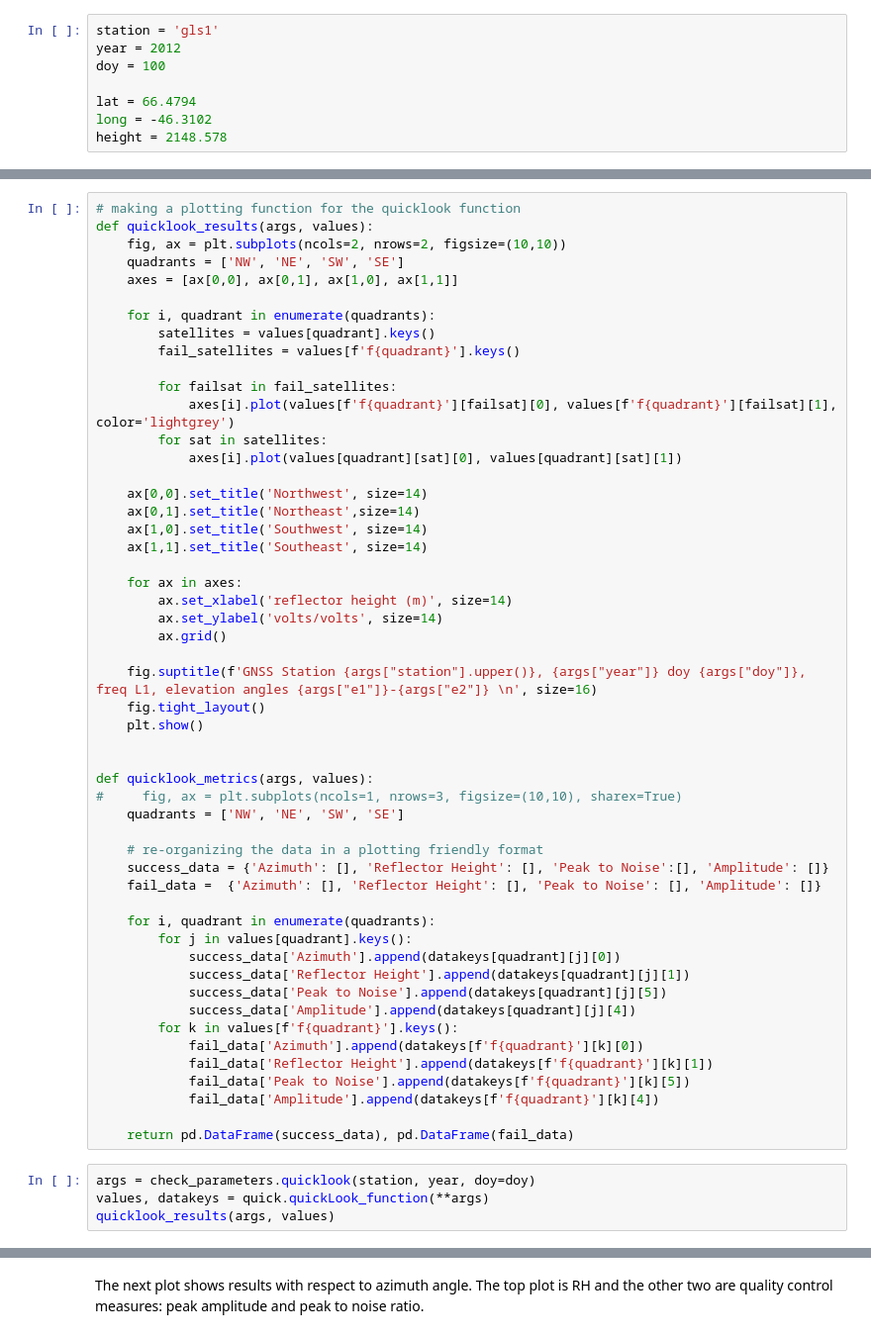
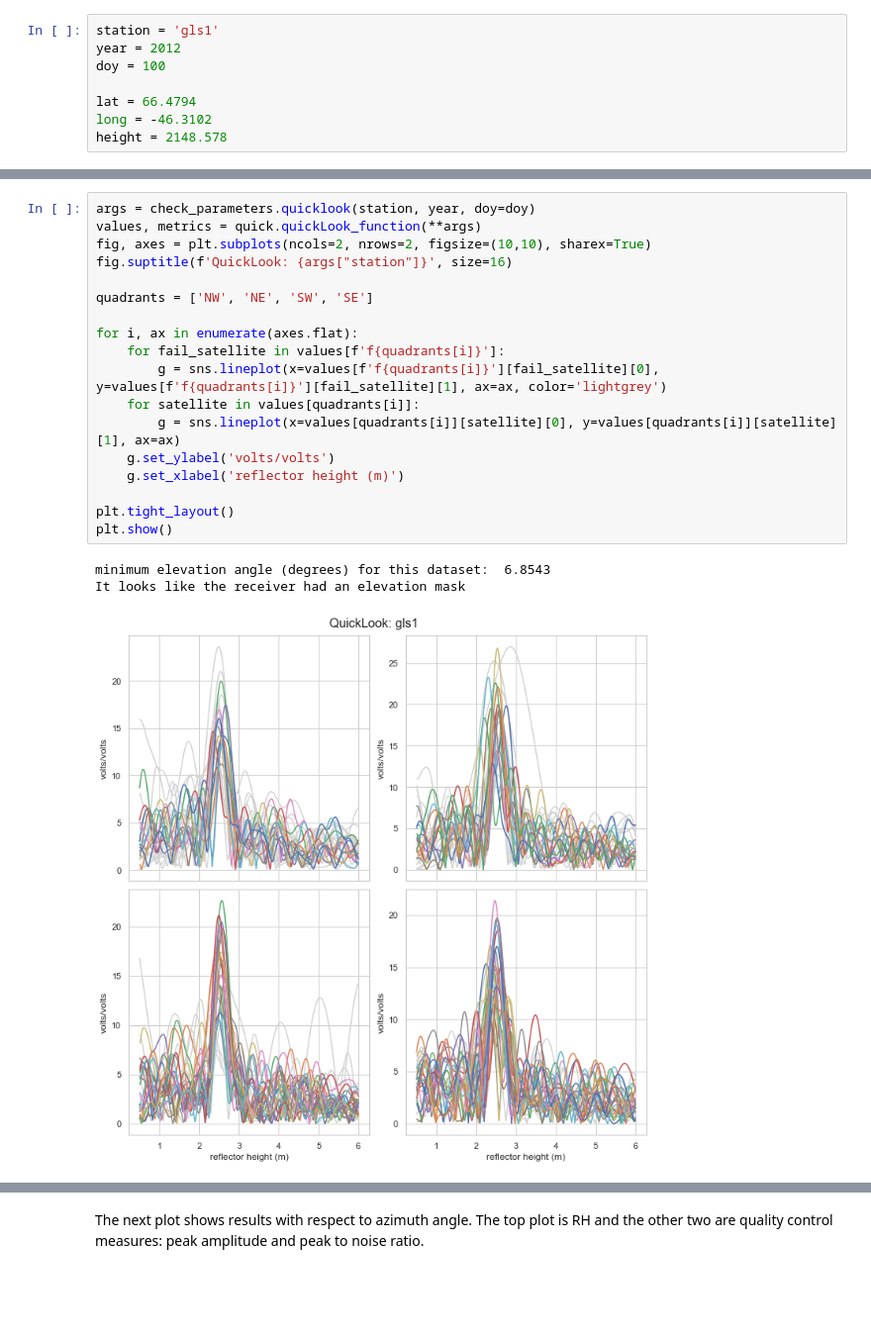
Before and after one commit to timdittmann/gnssrefl_jupyter_github, a Jupyter notebook: notebooks/GLS1_use_case.ipynb, the cells around one changed output, grey strips where cells are left out. Shown at 99% size. Saved outputs shown, nothing was run; the diff lists cells and outputs as text; blank space fills up the shorter version.

Commit message:
update check_parameters and readme.

```diff
--- a/notebooks/GLS1_use_case.ipynb
+++ b/notebooks/GLS1_use_case.ipynb
@@ -108,59 +120,25 @@ rnx.run_rinex2snr(**args)
-# %%
-# making a plotting function for the quicklook function
-def quicklook_results(args, values):
-    fig, ax = plt.subplots(ncols=2, nrows=2, figsize=(10,10))
-    quadrants = ['NW', 'NE', 'SW', 'SE']
-    axes = [ax[0,0], ax[0,1], ax[1,0], ax[1,1]]
-
-    for i, quadrant in enumerate(quadrants):
-        satellites = values[quadrant].keys()
-        fail_satellites = values[f'f{quadrant}'].keys()
-
-        for failsat in fail_satellites:
-            axes[i].plot(values[f'f{quadrant}'][failsat][0], values[f'f{quadrant}'][failsat][1], color='lightgrey')
-        for sat in satellites:
-            axes[i].plot(values[quadrant][sat][0], values[quadrant][sat][1])
-
-    ax[0,0].set_title('Northwest', size=14)
-    ax[0,1].set_title('Northeast',size=14)
-    ax[1,0].set_title('Southwest', size=14)
-    ax[1,1].set_title('Southeast', size=14)
-
-    for ax in axes:
-        ax.set_xlabel('reflector height (m)', size=14)
-        ax.set_ylabel('volts/volts', size=14)
-        ax.grid()
-
-    fig.suptitle(f'GNSS Station {args["station"].upper()}, {args["year"]} doy {args["doy"]}, freq L1, elevation angles {args["e1"]}-{args["e2"]} \n', size=16)
-    fig.tight_layout()
-    plt.show()
-
-
-def quicklook_metrics(args, values):
-#     fig, ax = plt.subplots(ncols=1, nrows=3, figsize=(10,10), sharex=True)
-    quadrants = ['NW', 'NE', 'SW', 'SE']
-
-    # re-organizing the data in a plotting friendly format
-    success_data = {'Azimuth': [], 'Reflector Height': [], 'Peak to Noise':[], 'Amplitude': []}
-    fail_data =  {'Azimuth': [], 'Reflector Height': [], 'Peak to Noise': [], 'Amplitude': []}
-
-    for i, quadrant in enumerate(quadrants):
-        for j in values[quadrant].keys():
-            success_data['Azimuth'].append(datakeys[quadrant][j][0])
-            success_data['Reflector Height'].append(datakeys[quadrant][j][1])
-            success_data['Peak to Noise'].append(datakeys[quadrant][j][5])
-            success_data['Amplitude'].append(datakeys[quadrant][j][4])
-        for k in values[f'f{quadrant}'].keys():
-            fail_data['Azimuth'].append(datakeys[f'f{quadrant}'][k][0])
-            fail_data['Reflector Height'].append(datakeys[f'f{quadrant}'][k][1])
-            fail_data['Peak to Noise'].append(datakeys[f'f{quadrant}'][k][5])
-            fail_data['Amplitude'].append(datakeys[f'f{quadrant}'][k][4])
-
-    return pd.DataFrame(success_data), pd.DataFrame(fail_data)
-# %%
-args = check_parameters.quicklook(station, year, doy=doy)
-values, datakeys = quick.quickLook_function(**args)
-quicklook_results(args, values)
+# %%
+args = check_parameters.quicklook(station, year, doy=doy)
+values, metrics = quick.quickLook_function(**args)
+fig, axes = plt.subplots(ncols=2, nrows=2, figsize=(10,10), sharex=True)
+fig.suptitle(f'QuickLook: {args["station"]}', size=16)
+
+quadrants = ['NW', 'NE', 'SW', 'SE']
+
+for i, ax in enumerate(axes.flat):
+    for fail_satellite in values[f'f{quadrants[i]}']:
+        g = sns.lineplot(x=values[f'f{quadrants[i]}'][fail_satellite][0], y=values[f'f{quadrants[i]}'][fail_satellite][1], ax=ax, color='lightgrey')
+    for satellite in values[quadrants[i]]:
+        g = sns.lineplot(x=values[quadrants[i]][satellite][0], y=values[quadrants[i]][satellite][1], ax=ax)
+    g.set_ylabel('volts/volts')
+    g.set_xlabel('reflector height (m)')
+
+plt.tight_layout()
+plt.show()
+# %% [output]
+minimum elevation angle (degrees) for this dataset:  6.8543
+It looks like the receiver had an elevation mask
+[figure, added]
 # %% [markdown]
 This is a geographically oriented-summary of the frequency content of the GPS data.
 The peaks in these periodograms tell us how high the GPS antenna is above the ice surface.
```
Also changed, not shown: parts of 15 cells of this notebook, 8 other files.
